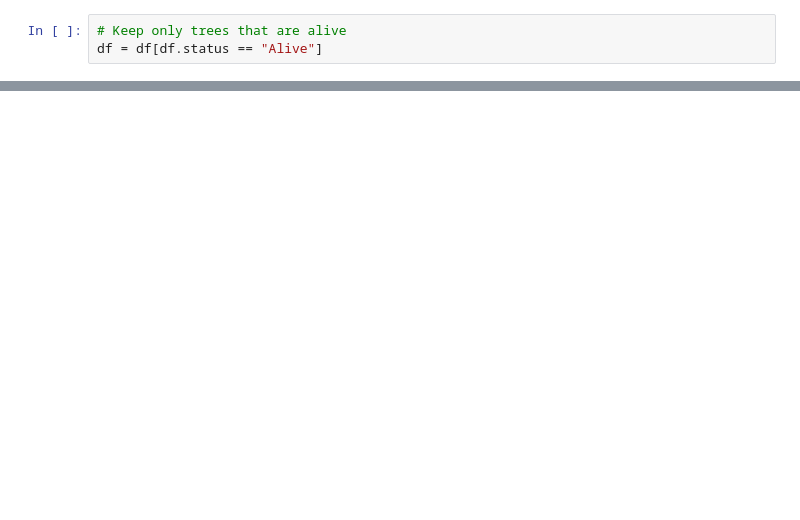
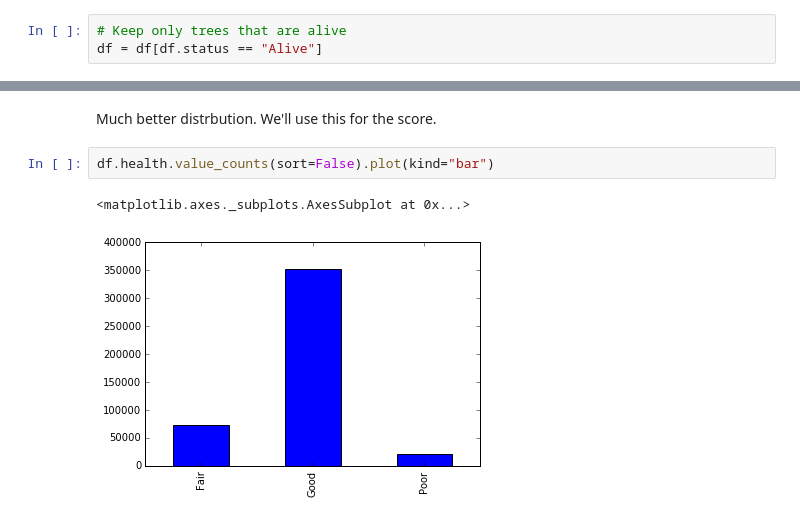
Before and after one commit to CUSP2017/citibike-publicspace, a Jupyter notebook: notebooks/1.4-jp-tree-canopy.ipynb, the cells around one changed output, grey strips where cells are left out. Saved outputs shown, nothing was run; the diff lists cells and outputs as text; blank space fills up the shorter version.

```diff
--- a/notebooks/1.4-jp-tree-canopy.ipynb
+++ b/notebooks/1.4-jp-tree-canopy.ipynb
@@ -66,0 +113,7 @@ array(['Good', 'Poor', 'Fair', None], dtype=object)
+# %% [markdown]
+Much better distrbution. We'll use this for the score.
+# %%
+df.health.value_counts(sort=False).plot(kind="bar")
+# %% [output]
+<matplotlib.axes._subplots.AxesSubplot at 0x...>
+[figure, added]
```
Also changed, not shown: parts of 38 cells of this notebook.
